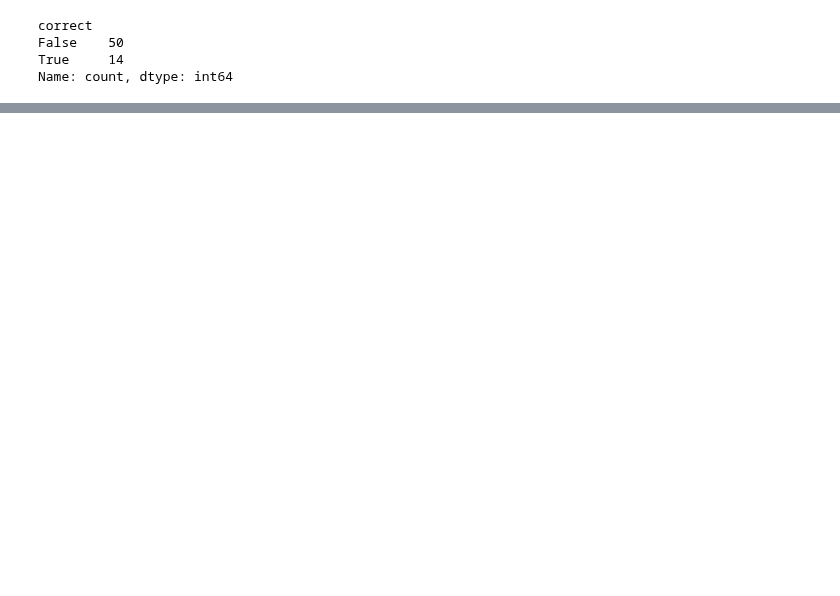
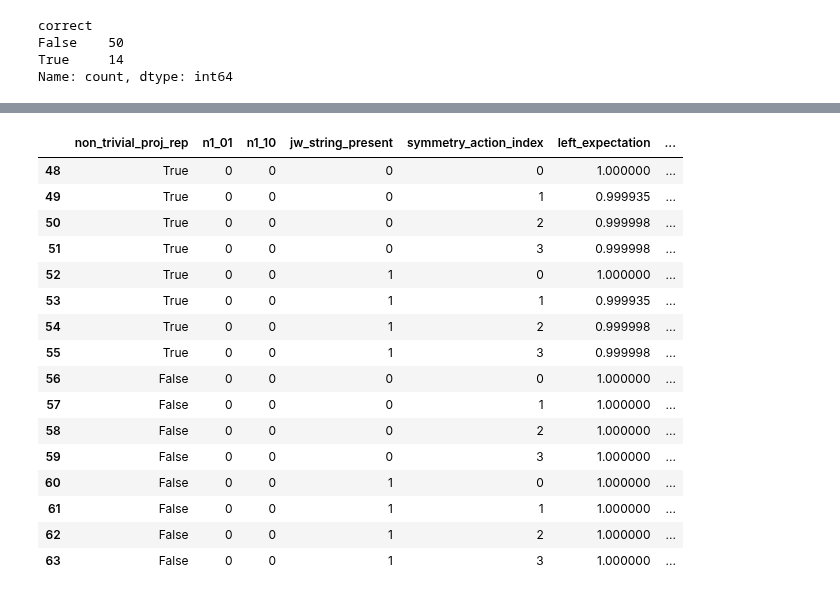
Before and after one commit to kieran-cooney/spt_numerical_classificiation, a Jupyter notebook: code/fermionic_cases/brick_optimisation_simple_fermionic_cases.ipynb, the cells around one changed output, grey strips where cells are left out. Drawn from its saved outputs; the diff is of its cells as text; code cells hidden in the pictures; blank space fills up the shorter version.

```diff
--- a/code/fermionic_cases/brick_optimisation_simple_fermionic_cases.ipynb
+++ b/code/fermionic_cases/brick_optimisation_simple_fermionic_cases.ipynb
@@ -1675,0 +1924,23 @@ left_gauge_invariant_phases[11:]
+# %%
+expectations_df[
+    (expectations_df['n1_01'] == 0)
+    & (expectations_df['n1_10'] == 0)
+]
+# %% [output]
+|  | non_trivial_proj_rep | n1_01 | n1_10 | jw_string_present | symmetry_action_index | left_expectation | ... |
+| 48 | True | 0 | 0 | 0 | 0 | 1.000000 | ... |
+| 49 | True | 0 | 0 | 0 | 1 | 0.999935 | ... |
+| 50 | True | 0 | 0 | 0 | 2 | 0.999998 | ... |
+| 51 | True | 0 | 0 | 0 | 3 | 0.999998 | ... |
+| 52 | True | 0 | 0 | 1 | 0 | 1.000000 | ... |
+| 53 | True | 0 | 0 | 1 | 1 | 0.999935 | ... |
+| 54 | True | 0 | 0 | 1 | 2 | 0.999998 | ... |
+| 55 | True | 0 | 0 | 1 | 3 | 0.999998 | ... |
+| 56 | False | 0 | 0 | 0 | 0 | 1.000000 | ... |
+| 57 | False | 0 | 0 | 0 | 1 | 1.000000 | ... |
+| 58 | False | 0 | 0 | 0 | 2 | 1.000000 | ... |
+| 59 | False | 0 | 0 | 0 | 3 | 1.000000 | ... |
+| 60 | False | 0 | 0 | 1 | 0 | 1.000000 | ... |
+| 61 | False | 0 | 0 | 1 | 1 | 1.000000 | ... |
+| 62 | False | 0 | 0 | 1 | 2 | 1.000000 | ... |
+| 63 | False | 0 | 0 | 1 | 3 | 1.000000 | ... |
```
Also changed, not shown: parts of 211 cells of this notebook, 2 other files.
